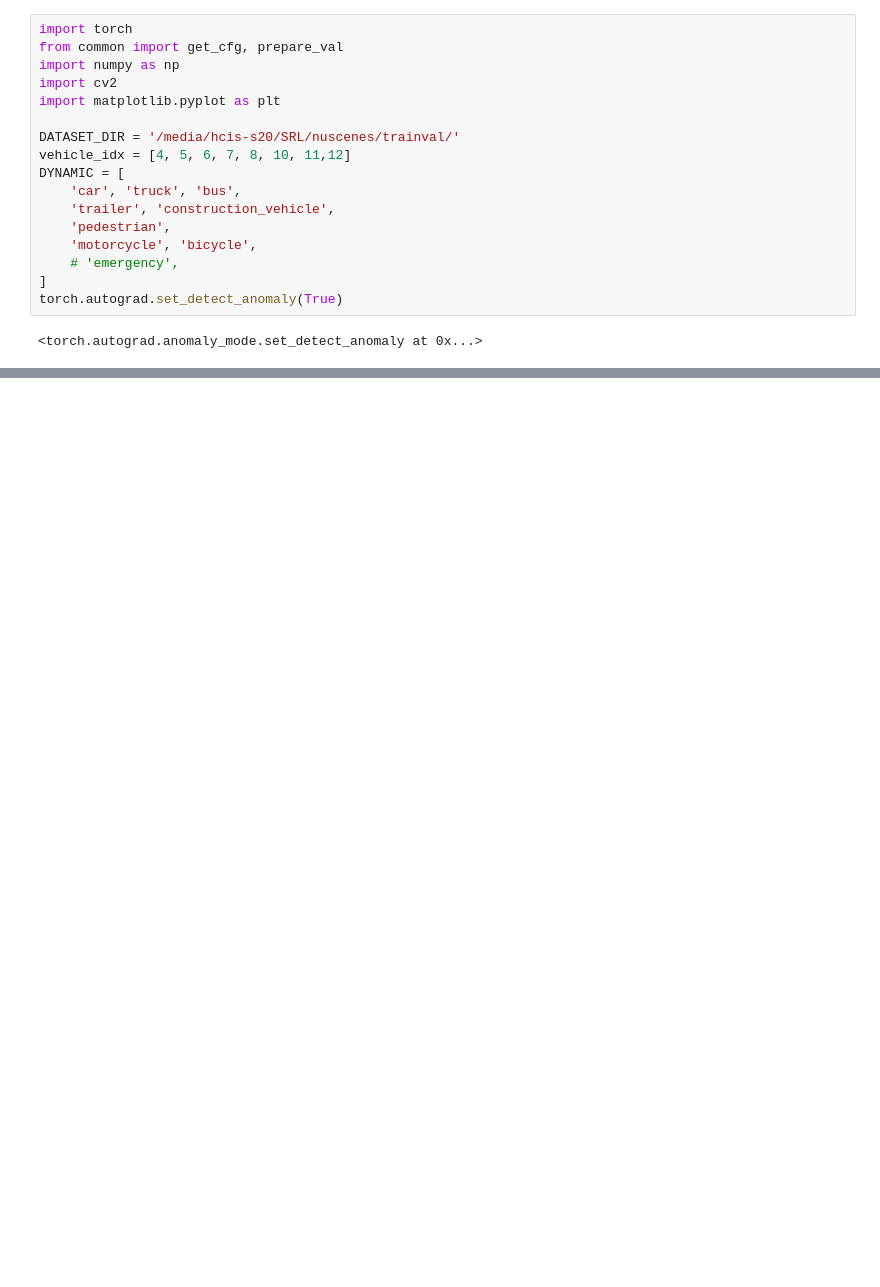
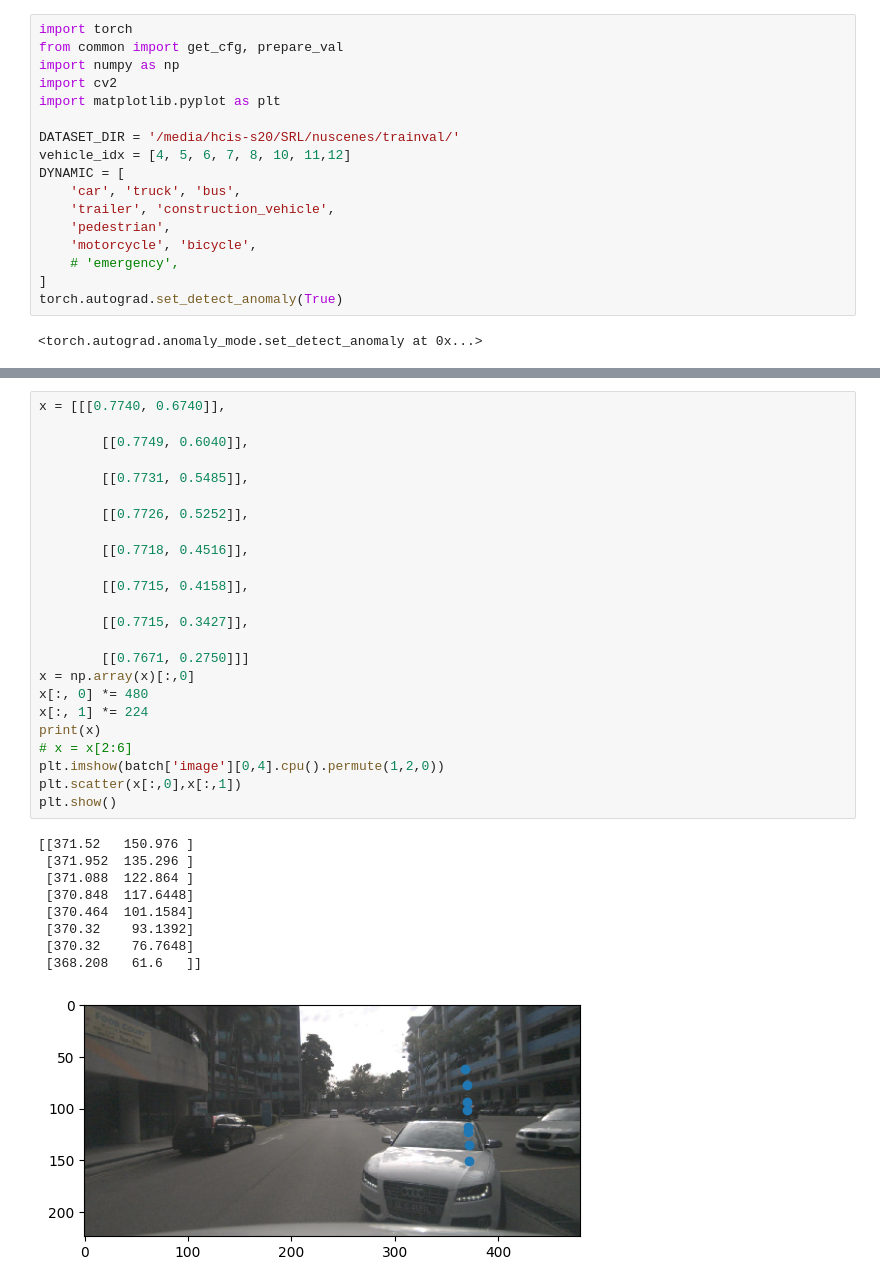
Before and after one commit to nargoo0328/cross_view_transformers, a Jupyter notebook: scripts/test_bug.ipynb, the cells around one changed output, grey strips where cells are left out. Drawn from its saved outputs; the diff is of its cells as text; blank space fills up the shorter version.

```diff
--- a/scripts/test_bug.ipynb
+++ b/scripts/test_bug.ipynb
@@ -87 +116,35 @@ model.metrics.update(pred,batch)
+# %%
+x = [[[0.7740, 0.6740]],
+
+        [[0.7749, 0.6040]],
+
+        [[0.7731, 0.5485]],
+
+        [[0.7726, 0.5252]],
+
+        [[0.7718, 0.4516]],
+
+        [[0.7715, 0.4158]],
+
+        [[0.7715, 0.3427]],
+
+        [[0.7671, 0.2750]]]
+x = np.array(x)[:,0]
+x[:, 0] *= 480
+x[:, 1] *= 224
+print(x)
+# x = x[2:6]
+plt.imshow(batch['image'][0,4].cpu().permute(1,2,0))
+plt.scatter(x[:,0],x[:,1])
+plt.show()
+# %% [output]
+[[371.52   150.976 ]
+ [371.952  135.296 ]
+ [371.088  122.864 ]
+ [370.848  117.6448]
+ [370.464  101.1584]
+ [370.32    93.1392]
+ [370.32    76.7648]
+ [368.208   61.6   ]]
+[figure, added]
 # %%
```
Also changed, not shown: parts of 6 cells of this notebook, 15 other files.
